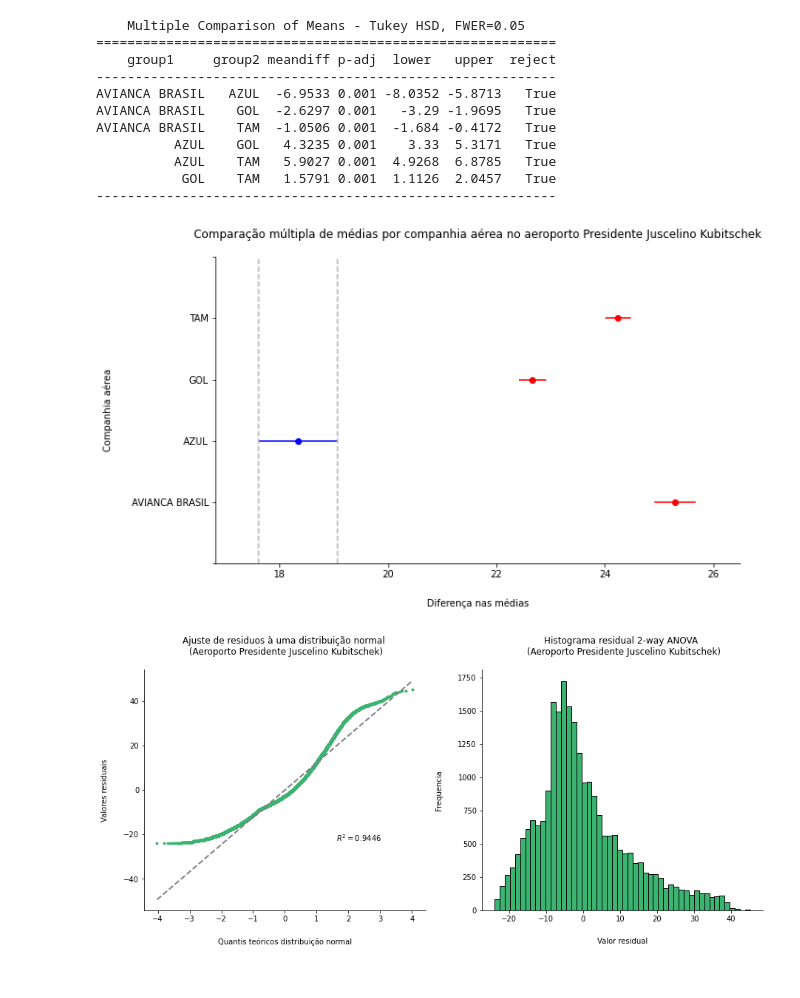
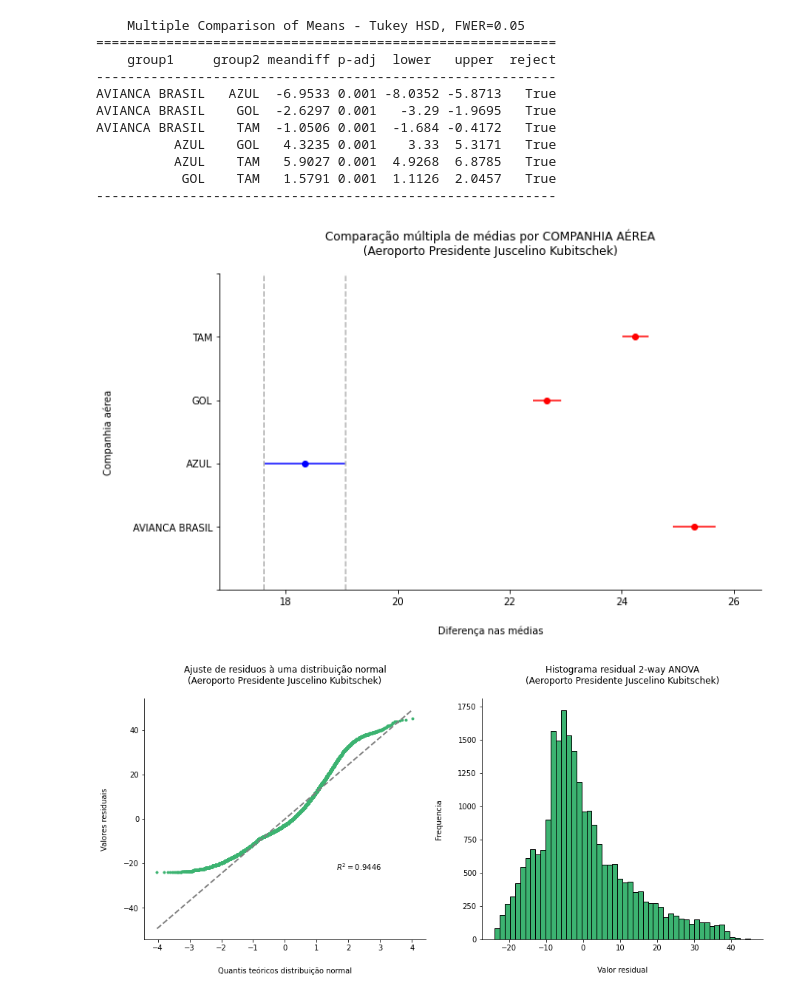
Before and after one commit to vinismachadoo/aviacao-civil-brasil, a Jupyter notebook: controle_estatistico_voos.ipynb, the cells around one changed output. Cells and saved outputs as stored; diff of their text form; code cells hidden in the pictures.

```diff
--- a/controle_estatistico_voos.ipynb
+++ b/controle_estatistico_voos.ipynb
@@ -389,13 +443,13 @@ AVIANCA BRASIL    TAM  -1.0506 0.001  -1.684 -0.4172   True
 # %%
 #A melhor média encontra-se destacada das demais
 mc_cia_aerea_bsb.plot_simultaneous(comparison_name = 'AZUL')
-plt.title('Comparação múltipla de médias por companhia aérea no aeroporto Presidente Juscelino Kubitschek', pad=20)
+plt.title('Comparação múltipla de médias por COMPANHIA AÉREA\n(Aeroporto Presidente Juscelino Kubitschek)', pad=20, fontsize=12, color='black')
 sns.despine()
 plt.xlabel('Diferença nas médias', labelpad=20)
 plt.ylabel('Companhia aérea', labelpad=20)
 plt.show()
 # %% [output]
-[figure, old version]
+[figure, new version]
 # %%
 fig, (ax1, ax2) = plt.subplots(1,2, figsize=(15,6))
 stats.probplot(model_bsb.resid, plot=ax1, rvalue=True)
```
Also changed, not shown: parts of 40 cells of this notebook.
